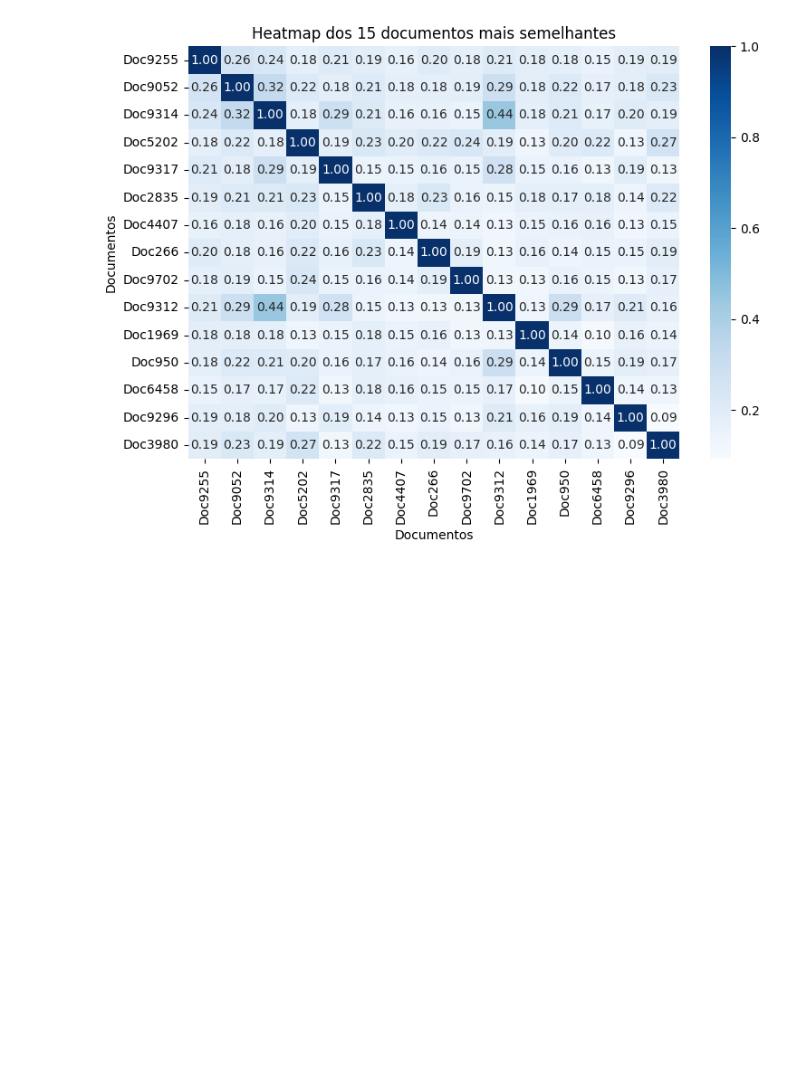
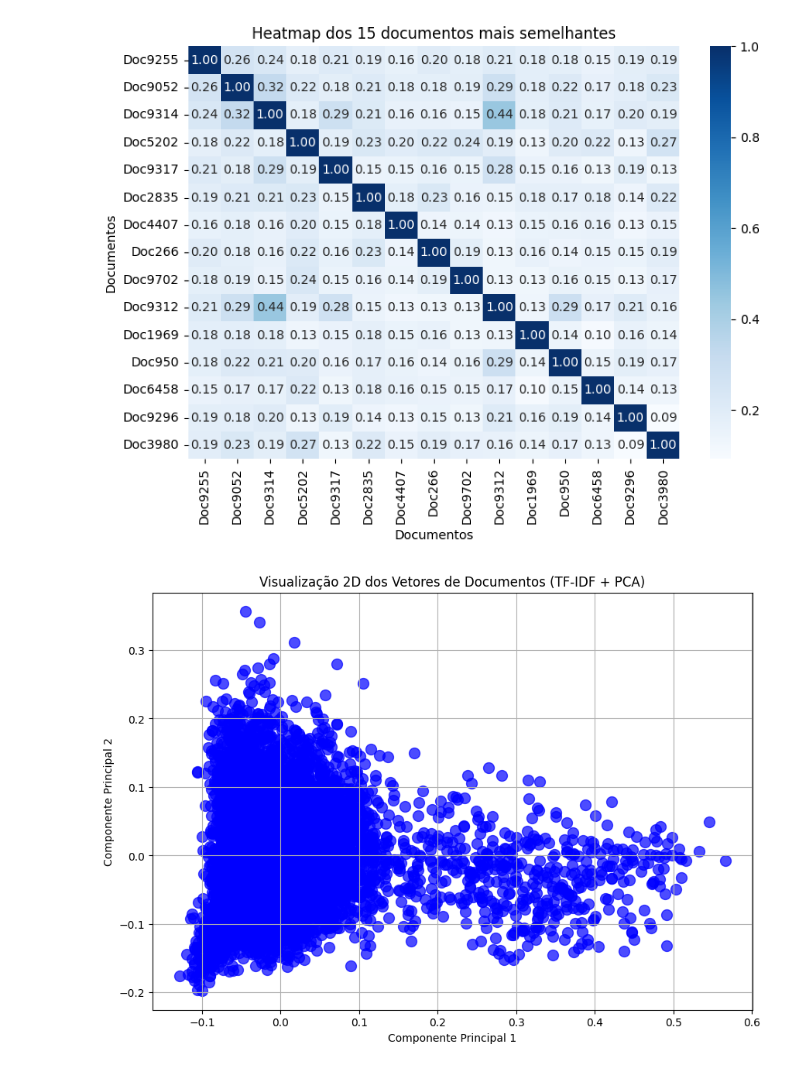
Before and after one commit to micaelol12/PLN, a Jupyter notebook: Trabalho/notebook.ipynb, the cells around one changed output. Drawn from its saved outputs; the diff is of its cells as text; code cells hidden in the pictures; blank space fills up the shorter version.

```diff
--- a/Trabalho/notebook.ipynb
+++ b/Trabalho/notebook.ipynb
@@ -169,3 +171,20 @@ plt.show()
 # %% [output]
 Calculando a matriz de similaridade de cossenos...
 [figure]
+# %%
+# b) Visualização dos Documentos em 2D com PCA
+pca = PCA(n_components=2)
+# Usamos .toarray() para converter a matriz esparsa para uma matriz densa
+X_tfidf_pca = pca.fit_transform(x1.toarray())
+
+plt.figure(figsize=(10, 7))
+plt.scatter(X_tfidf_pca[:, 0], X_tfidf_pca[:, 1], c='blue', alpha=0.7, s=100)
+plt.title("Visualização 2D dos Vetores de Documentos (TF-IDF + PCA)")
+plt.xlabel("Componente Principal 1")
+plt.ylabel("Componente Principal 2")
+plt.grid(True)
+
+# Adiciona anotações para cada ponto
+plt.show()
+# %% [output]
+[figure, added]
```
Also changed, not shown: parts of 2 cells of this notebook, 1 other file.
